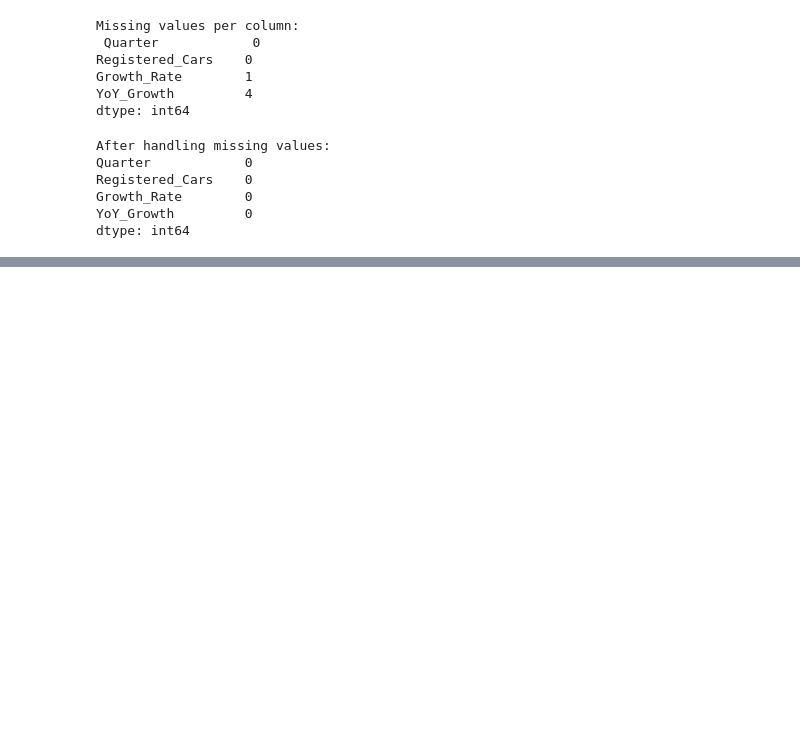
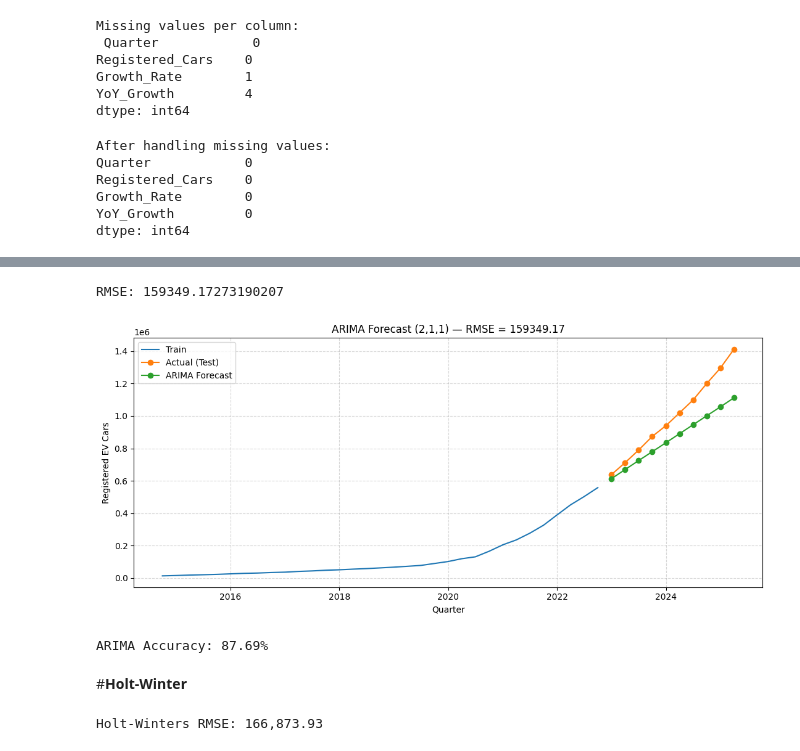
Before and after one commit to vinaykotadiya/ev-adoption-forecast, a Jupyter notebook: ZEV_Forcasting_Time_Series.ipynb, the cells around one changed output, grey strips where cells are left out. Saved outputs shown, nothing was run; the diff lists cells and outputs as text; code cells hidden in the pictures; blank space fills up the shorter version.

```diff
--- a/ZEV_Forcasting_Time_Series.ipynb
+++ b/ZEV_Forcasting_Time_Series.ipynb
@@ -503,0 +428,58 @@ LSTM RMSE: 338,298.06
+# %%
+# Fit ARIMA model
+order = (1,1,2)  # (p, d, q)
+
+arima_model = ARIMA(train['Registered_Cars'], order=order).fit()
+
+# Forecast next quarters & evaluate
+n_steps = len(test)
+forecast = arima_model.forecast(steps=n_steps)
+forecast = np.asarray(forecast)
+forecast_series = pd.Series(forecast, index=test.index)
+
+# calculate RMSE
+rmse = np.sqrt(mean_squared_error(test['Registered_Cars'], forecast_series))
+print("RMSE:", rmse)
+
+# plot results
+plt.figure(figsize=(11,5))
+plt.plot(train.index, train['Registered_Cars'], label='Train')
+plt.plot(test.index, test['Registered_Cars'], marker='o', label='Actual (Test)')
+plt.plot(forecast_series.index, forecast_series, marker='o', label='ARIMA Forecast')
+plt.title(f'ARIMA Forecast (2,1,1) — RMSE = {rmse:.2f}')
+plt.xlabel('Quarter'); plt.ylabel('Registered EV Cars')
+plt.legend(); plt.grid(True, linestyle='--', alpha=0.5)
+plt.tight_layout();
+plt.show()
+# %% [output]
+RMSE: 159349.17273190207
+[figure, added]
+# %%
+mape = mean_absolute_percentage_error(test['Registered_Cars'], forecast_series) * 100
+accuracy = 100 - mape
+print(f"ARIMA Accuracy: {accuracy:.2f}%")
+# %% [output]
+ARIMA Accuracy: 87.69%
+# %% [markdown]
+#**Holt-Winter**
+# %%
+# Fit Holt-Winters on training data
+hw_model = ExponentialSmoothing(
+    train['Registered_Cars'],
+    trend='add',
+    seasonal='add',
+    seasonal_periods=4,
+    initialization_method='estimated'
+).fit(optimized=True)
+
+# Forecast same horizon as test
+hw_forecast = hw_model.forecast(steps=len(test))
+
+# Evaluate with RMSE
+rmse_hw = np.sqrt(mean_squared_error(test['Registered_Cars'], hw_forecast))
+print(f"Holt-Winters RMSE: {rmse_hw:,.2f}")
+
+# Convert forecast to Series for plotting and saving
+hw_series = pd.Series(hw_forecast.values, index=test.index, name='HW_Pred')
+# %% [output]
+Holt-Winters RMSE: 166,873.93
```
Also changed, not shown: parts of 49 cells of this notebook.
